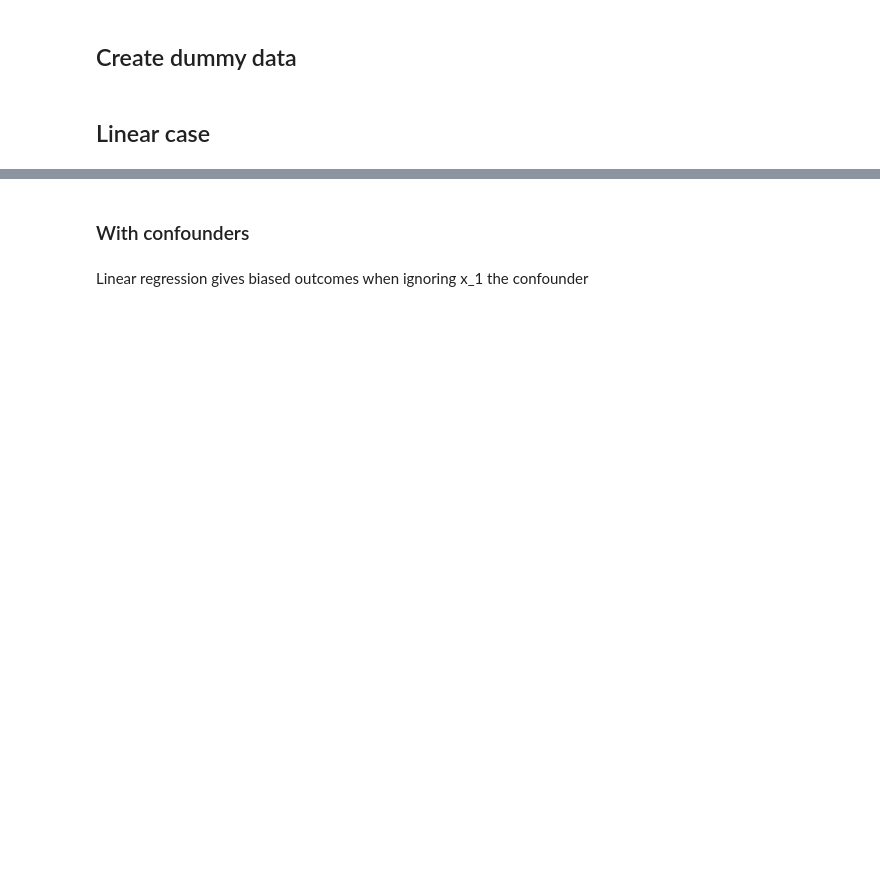
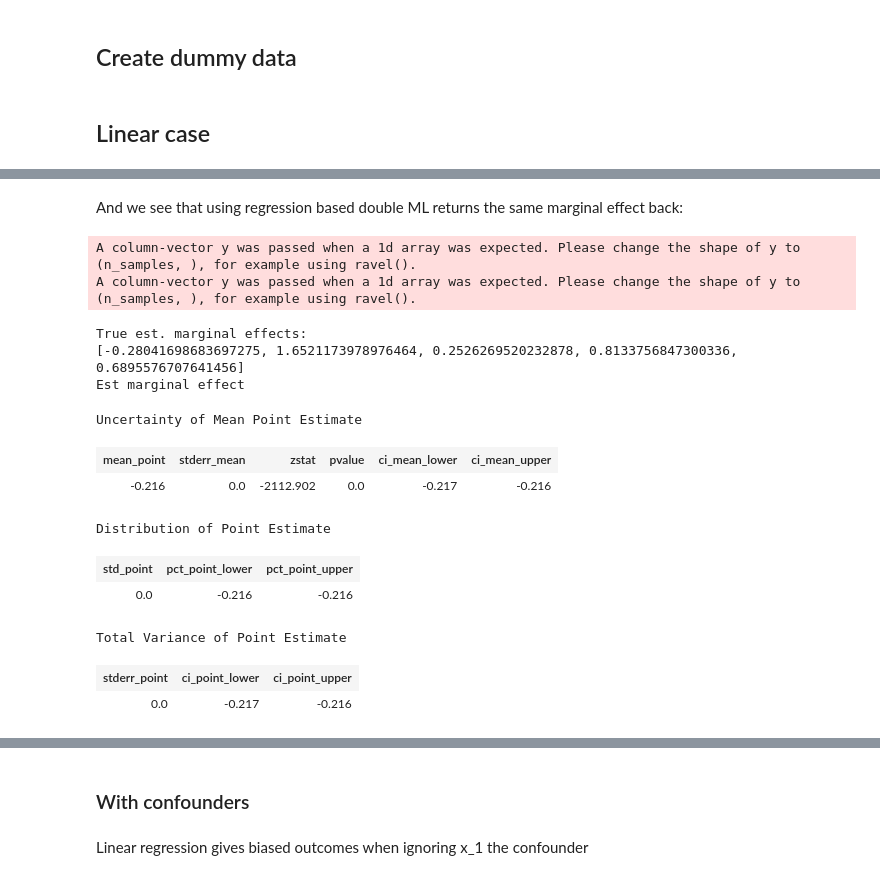
Before and after one commit to stanton119/data-analysis, a Jupyter notebook: Unpublished/CausalInference/econml.ipynb, the cells around one changed output, grey strips where cells are left out. Cells and saved outputs as stored; diff of their text form; code cells hidden in the pictures; blank space fills up the shorter version.

```diff
--- a/Unpublished/CausalInference/econml.ipynb
+++ b/Unpublished/CausalInference/econml.ipynb
@@ -232,0 +359,27 @@ Est weights
+# %%
+# generate data
+x_df, t_col, x_cols = generate_treatment_data(
+    treatment_binary=True, confounding_fcn=linear_confound, n_samples=int(1e6)
+)
+y, bias, weights, y_avg = generate_outcome_data(
+    x=x_df,
+    outcome_binary=False,
+)
+
+print("True weights")
+print(weights.flatten())
+
+
+# fit models
+linear_model = sm.OLS(y, sm.add_constant(x_df[[t_col] + x_cols])).fit()
+print("Est weights, linear regression:")
+print(np.array(linear_model.params)[1:])
+
+print("True est. marginal effects:")
+marginal_effects = get_marginal_effects(
+        x=x_df,
+        model_fcn=lambda x: generate_outcome_data(
+            x, outcome_binary=False, bias=bias, weights=weights
+        )[0],
+    )
+print(marginal_effects)
@@ -232,0 +393,35 @@ Est weights
+# %% [markdown]
+And we see that using regression based double ML returns the same marginal effect back:
+# %%
+if 1:
+    est = econml.dml.LinearDML(
+        model_t=sklearn.ensemble.HistGradientBoostingRegressor(),
+        model_y=sklearn.ensemble.HistGradientBoostingRegressor(),
+    )
+else:
+    est = econml.dml.LinearDML(
+        model_t=sklearn.linear_model.LinearRegression(),
+        model_y=sklearn.linear_model.LinearRegression(),
+    )
+est.fit(Y=y, T=x_df[t_col], X=None, W=x_df.drop(columns=t_col))
+
+print("True est. marginal effects:")
+print(marginal_effects)
+
+print("Est marginal effect")
+display(est.const_marginal_ate_inference())
+# %% [output]
+A column-vector y was passed when a 1d array was expected. Please change the shape of y to (n_samples, ), for example using ravel().
+A column-vector y was passed when a 1d array was expected. Please change the shape of y to (n_samples, ), for example using ravel().
+True est. marginal effects:
+[-0.28041698683697275, 1.6521173978976464, 0.2526269520232878, 0.8133756847300336, 0.6895576707641456]
+Est marginal effect
+Uncertainty of Mean Point Estimate
+| mean_point | stderr_mean | zstat | pvalue | ci_mean_lower | ci_mean_upper |
+| -0.216 | 0.0 | -2112.902 | 0.0 | -0.217 | -0.216 |
+Distribution of Point Estimate
+| std_point | pct_point_lower | pct_point_upper |
+| 0.0 | -0.216 | -0.216 |
+Total Variance of Point Estimate
+| stderr_point | ci_point_lower | ci_point_upper |
+| 0.0 | -0.217 | -0.216 |
```
Also changed, not shown: parts of 34 cells of this notebook.
